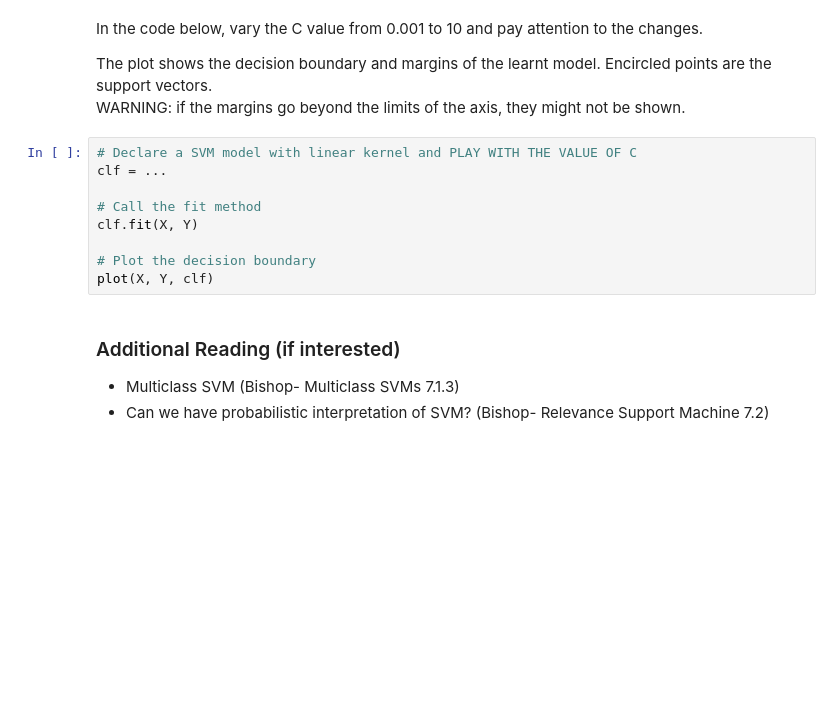
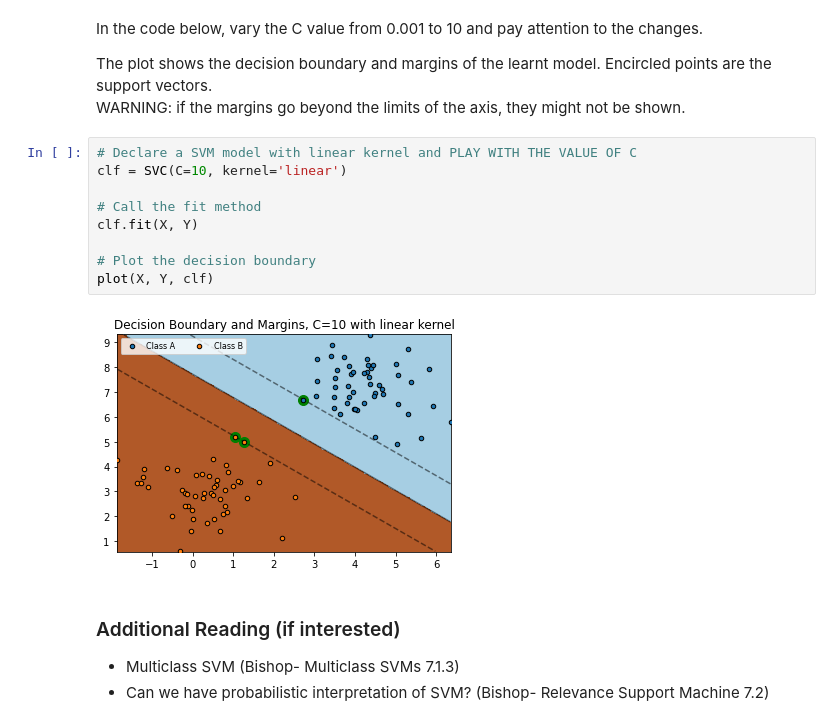
Before and after one commit to userdarius/cs-233-intro-to-ml, a Jupyter notebook: week-7/SVM and Kernel Methods/exercise.ipynb, the cells around one changed output. Drawn from its saved outputs; the diff is of its cells as text; blank space fills up the shorter version.

```diff
--- a/week-7/SVM and Kernel Methods/exercise.ipynb
+++ b/week-7/SVM and Kernel Methods/exercise.ipynb
@@ -192,13 +207,15 @@ The plot shows the decision boundary and margins of the learnt model. Encircled
 WARNING: if the margins go beyond the limits of the axis, they might not be shown.
 # %%
 # Declare a SVM model with linear kernel and PLAY WITH THE VALUE OF C
-clf = ...
+clf = SVC(C=10, kernel='linear')
 
 # Call the fit method
 clf.fit(X, Y)
 
 # Plot the decision boundary
 plot(X, Y, clf)
+# %% [output]
+[figure, added]
 # %% [markdown]
 ### Additional Reading (if interested)
 - Multiclass SVM (Bishop- Multiclass SVMs 7.1.3)
```
Also changed, not shown: parts of 15 cells of this notebook, 27 other files.
